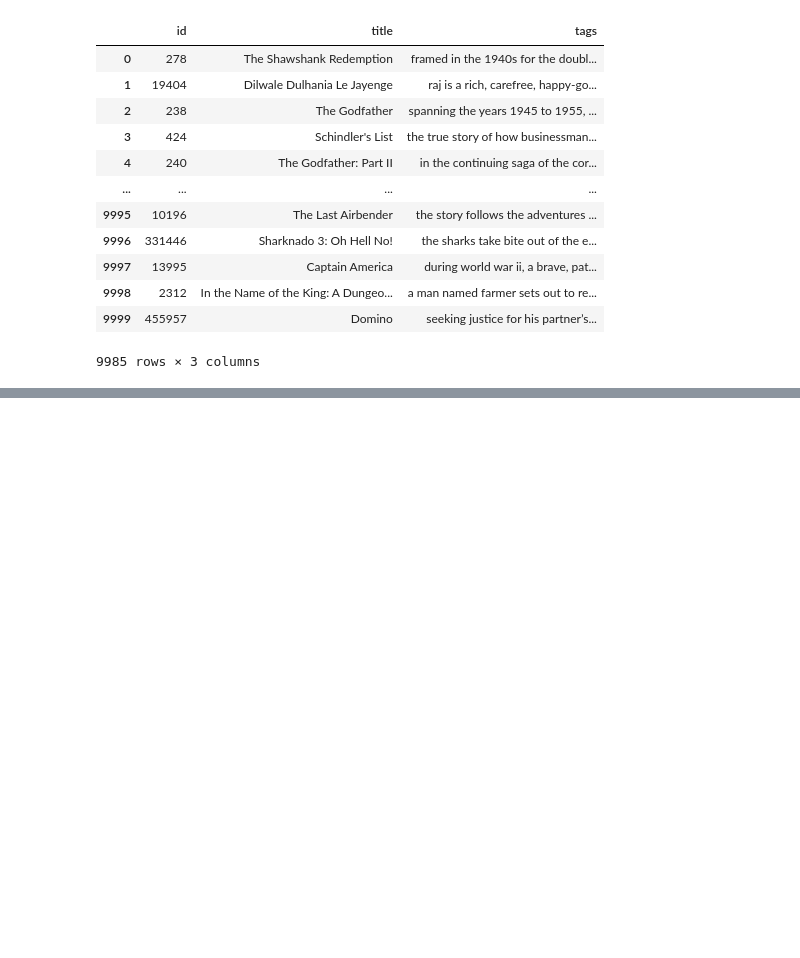
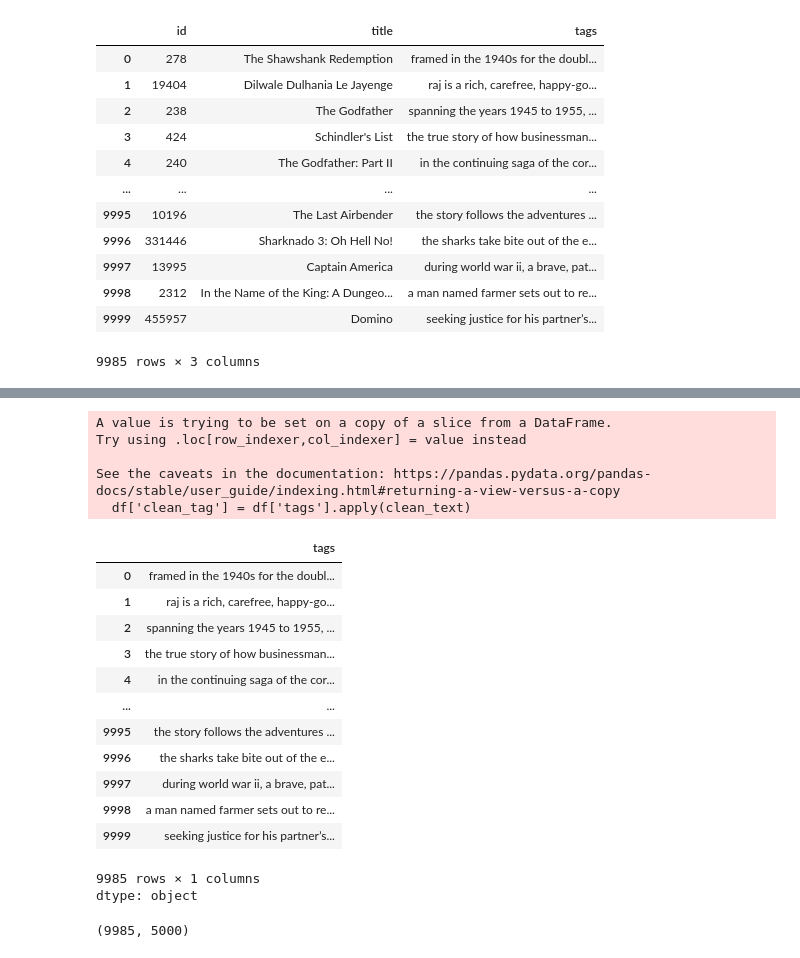
Before and after one commit to hruthiksiva/recommendation-system, a Jupyter notebook: recommedation_system.ipynb, the cells around one changed output, grey strips where cells are left out. Drawn from its saved outputs; the diff is of its cells as text; code cells hidden in the pictures; blank space fills up the shorter version.

```diff
--- a/recommedation_system.ipynb
+++ b/recommedation_system.ipynb
@@ -178,0 +214,8 @@ nltk.download('wordnet')
+# %%
+df['clean_tag'] = df['tags'].apply(clean_text)
+# %% [output]
+A value is trying to be set on a copy of a slice from a DataFrame.
+Try using .loc[row_indexer,col_indexer] = value instead
+
+See the caveats in the documentation: https://pandas.pydata.org/pandas-docs/stable/user_guide/indexing.html#returning-a-view-versus-a-copy
+  df['clean_tag'] = df['tags'].apply(clean_text)
@@ -178,0 +233,21 @@ nltk.download('wordnet')
+# %%
+df['tags']
+# %% [output]
+|  | tags |
+| 0 | framed in the 1940s for the doubl... |
+| 1 | raj is a rich, carefree, happy-go... |
+| 2 | spanning the years 1945 to 1955, ... |
+| 3 | the true story of how businessman... |
+| 4 | in the continuing saga of the cor... |
+| ... | ... |
+| 9995 | the story follows the adventures ... |
+| 9996 | the sharks take bite out of the e... |
+| 9997 | during world war ii, a brave, pat... |
+| 9998 | a man named farmer sets out to re... |
+| 9999 | seeking justice for his partner’s... |
+9985 rows × 1 columns
+dtype: object
+# %%
+vector.shape
+# %% [output]
+(9985, 5000)
```
Also changed, not shown: parts of 12 cells of this notebook.
